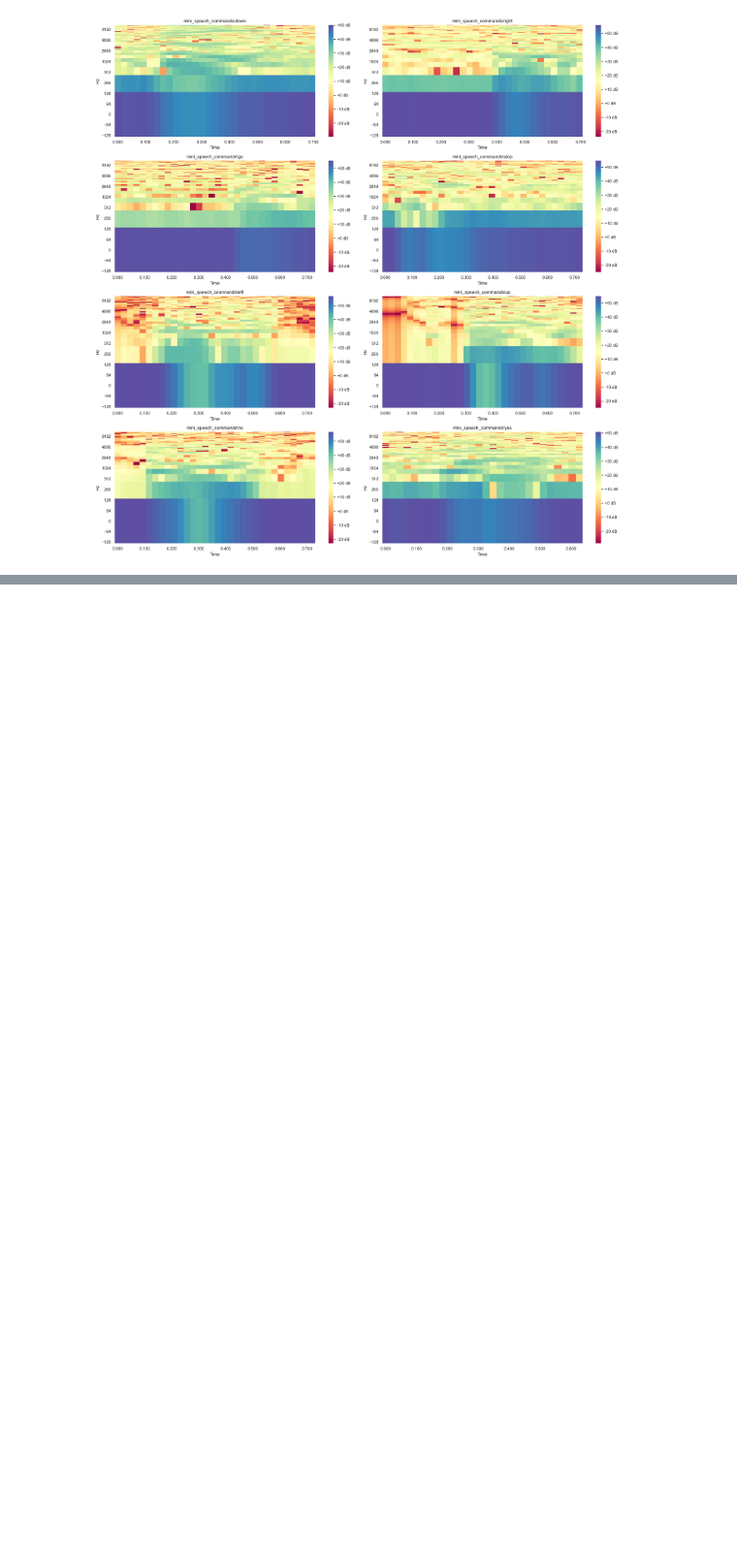
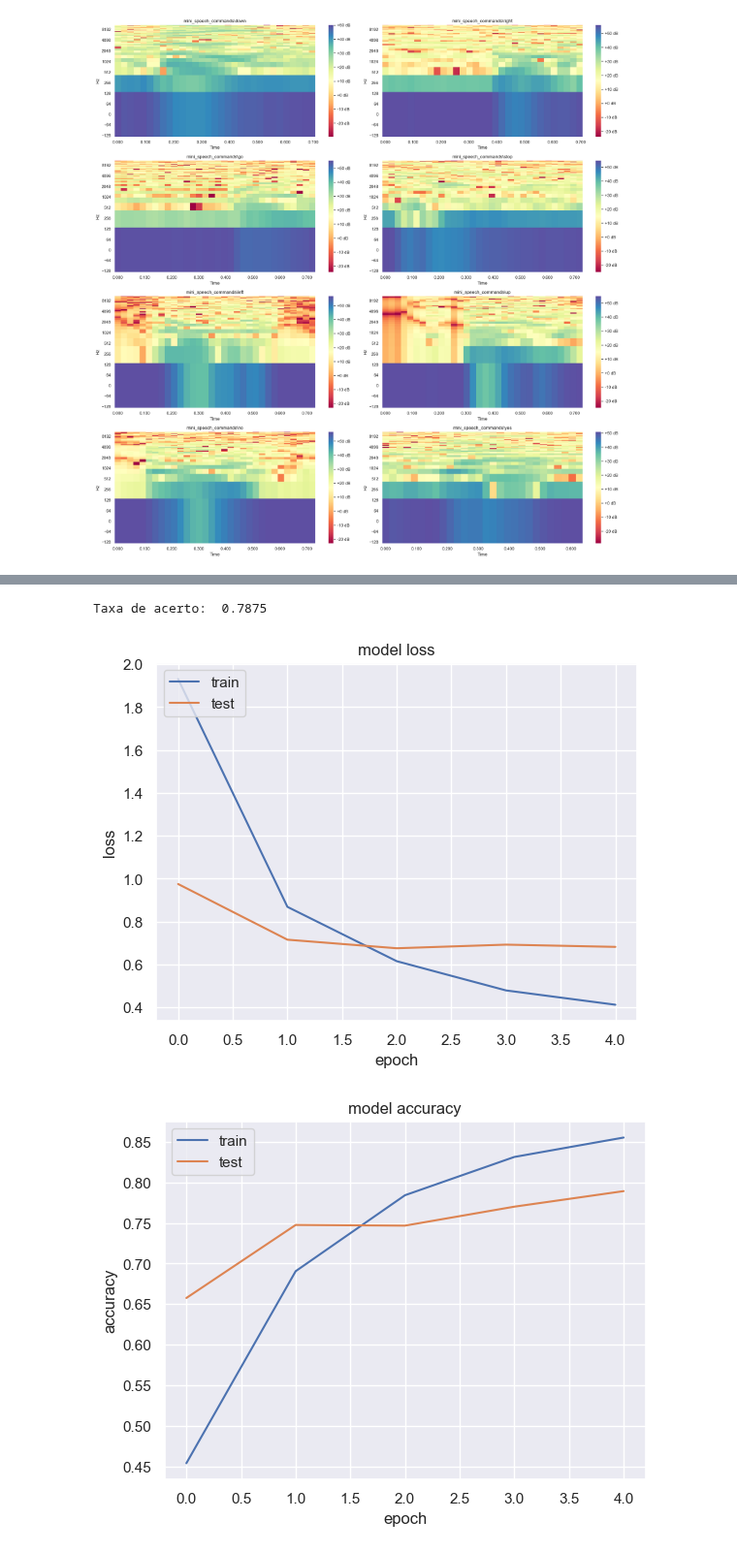
Before and after one commit to eltongaspar/python, a Jupyter notebook: 9-4 Consolidar - Voz e Audio.ipynb, the cells around one changed output, grey strips where cells are left out. Shown at 97% size. Drawn from its saved outputs; the diff is of its cells as text; code cells hidden in the pictures; blank space fills up the shorter version.

```diff
--- a/9-4 Consolidar - Voz e Audio.ipynb
+++ b/9-4 Consolidar - Voz e Audio.ipynb
@@ -426,0 +467,5 @@ fig.tight_layout()
+# %%
+# Definindo o tamanho do lote (batch) para o conjunto de dados de treinamento e validação.
+batch_size = 10 # Cada lote contém 10 pares de áudio e rótulo.
+training_dataset = training_dataset.batch(batch_size)
+validation_dataset = validation_dataset.batch(batch_size)
@@ -426,0 +513,23 @@ fig.tight_layout()
+# %%
+# Configurando o processo de compilação do modelo.
+# 'model.compile()' é usado para configurar o processo de aprendizado antes do treinamento.
+# Este método configura o otimizador, a função de perda e as métricas para monitorar.
+model.compile(optimizer = 'adam', loss=tf.keras.losses.SparseCategoricalCrossentropy(from_logits = True), metrics = ['accuracy'])
+# %%
+#Treinando o modelo
+
+EPOCHS = 10
+BATCH_SIZE = 64
+
+dir_model = "D:/Dados/Material_complementar_reconhecimento_voz/mini_speech_commands/saved_models/"
+
+checkpointer = (tf.keras.callbacks.EarlyStopping(verbose=1, patience=2),
+                tf.keras.callbacks.ModelCheckpoint(filepath=dir_model+'voice_command_recognition.keras',
+                                                   save_best_only=True))
+
+start = datetime.now()
+model_history = model.fit(training_dataset, validation_data=validation_dataset, batch_size=BATCH_SIZE,
+                          epochs=EPOCHS, callbacks=[checkpointer],
+)
+duration = datetime.now() - start
+print("Treinamento concluído em: ", duration)
@@ -426,0 +569,24 @@ fig.tight_layout()
+# %%
+print('Taxa de acerto: ', sum(y_pred == y_true) / len(y_true))
+# %% [output]
+Taxa de acerto:  0.7875
+# %%
+#Exbindo as métricas de precisão e perda do modelo
+
+metrics = model_history.history
+plt.plot(model_history.epoch, metrics['loss'], metrics['val_loss'])
+plt.title('model loss')
+plt.ylabel('loss')
+plt.xlabel('epoch')
+plt.legend(['train', 'test'], loc='upper left')
+plt.show()
+
+plt.plot(model_history.epoch, metrics['accuracy'], metrics['val_accuracy'])
+plt.title('model accuracy')
+plt.ylabel('accuracy')
+plt.xlabel('epoch')
+plt.legend(['train', 'test'], loc='upper left')
+plt.show()
+# %% [output]
+[figure, added]
+[figure, added]
```
Also changed, not shown: parts of 10 cells of this notebook.
